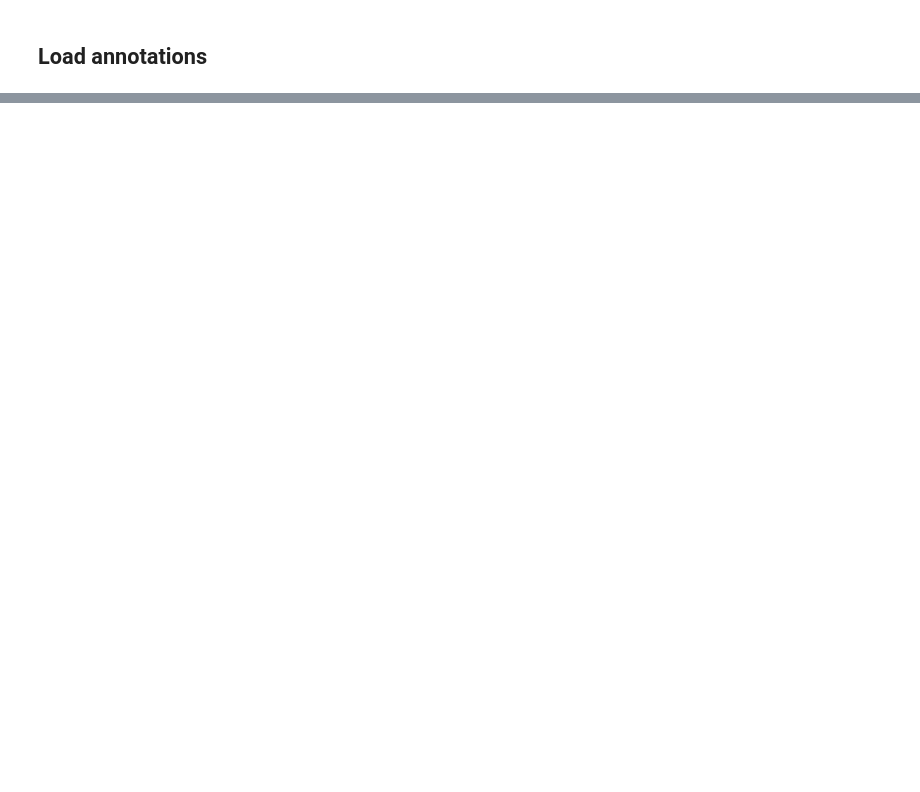
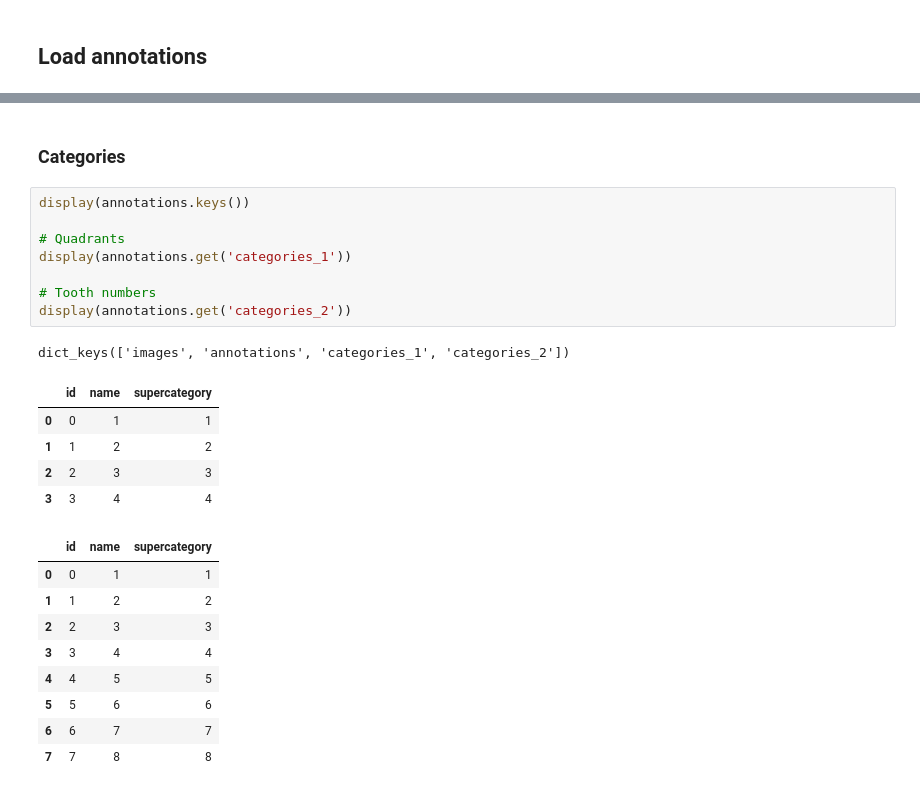
Before and after one commit to awerdich/computervision, a Jupyter notebook: notebooks/detection/01_download_dataset.ipynb, the cells around one changed output, grey strips where cells are left out. Drawn from its saved outputs; the diff is of its cells as text; blank space fills up the shorter version.

```diff
--- a/notebooks/detection/01_download_dataset.ipynb
+++ b/notebooks/detection/01_download_dataset.ipynb
@@ -66,0 +108,26 @@ dict_keys(['images', 'annotations', 'categories_1', 'categories_2'])
+# %% [markdown]
+### Categories ###
+# %%
+display(annotations.keys())
+
+# Quadrants
+display(annotations.get('categories_1'))
+
+# Tooth numbers
+display(annotations.get('categories_2'))
+# %% [output]
+dict_keys(['images', 'annotations', 'categories_1', 'categories_2'])
+|  | id | name | supercategory |
+| 0 | 0 | 1 | 1 |
+| 1 | 1 | 2 | 2 |
+| 2 | 2 | 3 | 3 |
+| 3 | 3 | 4 | 4 |
+|  | id | name | supercategory |
+| 0 | 0 | 1 | 1 |
+| 1 | 1 | 2 | 2 |
+| 2 | 2 | 3 | 3 |
+| 3 | 3 | 4 | 4 |
+| 4 | 4 | 5 | 5 |
+| 5 | 5 | 6 | 6 |
+| 6 | 6 | 7 | 7 |
+| 7 | 7 | 8 | 8 |
```
Also changed, not shown: parts of 12 cells of this notebook.
